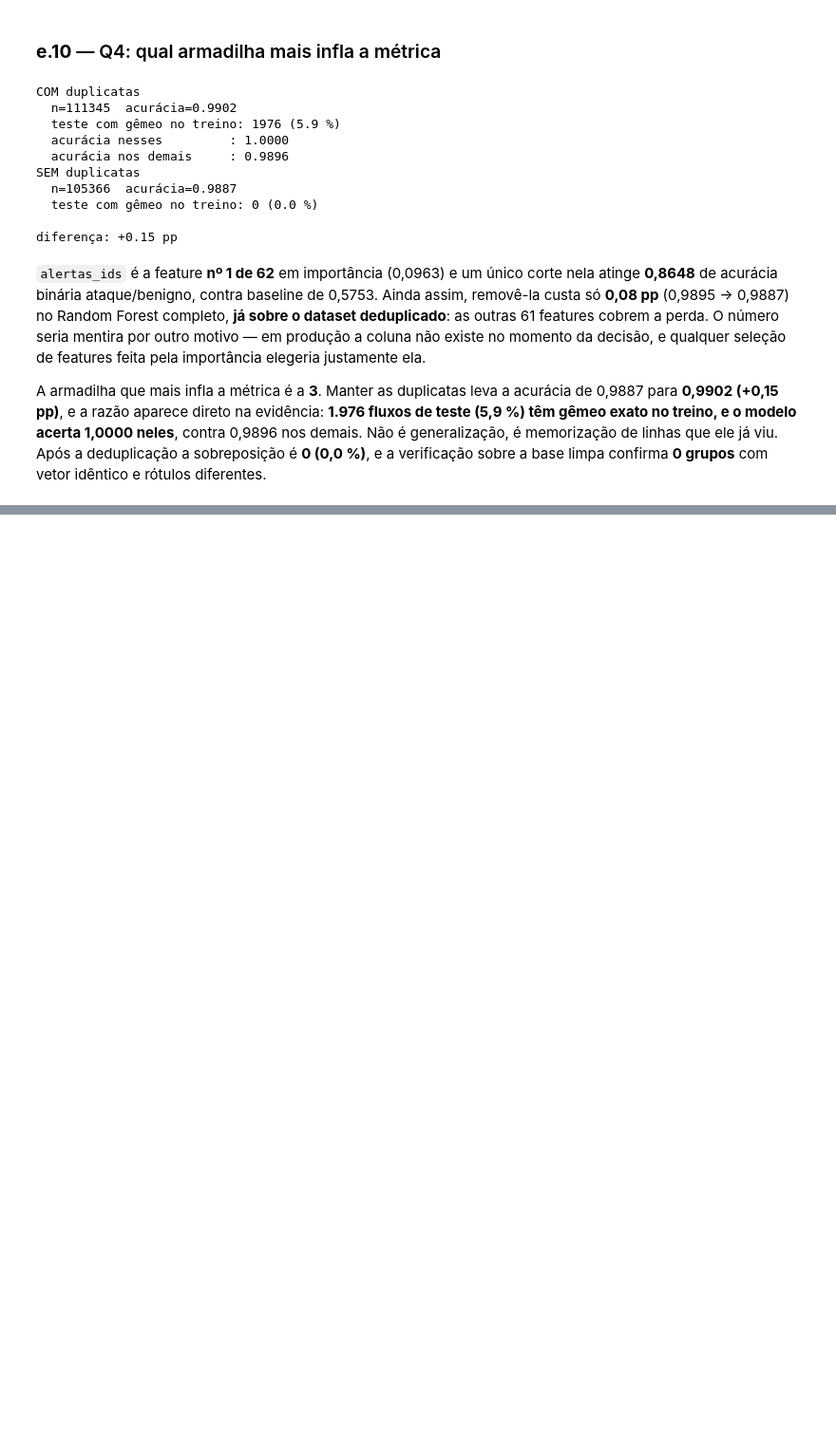
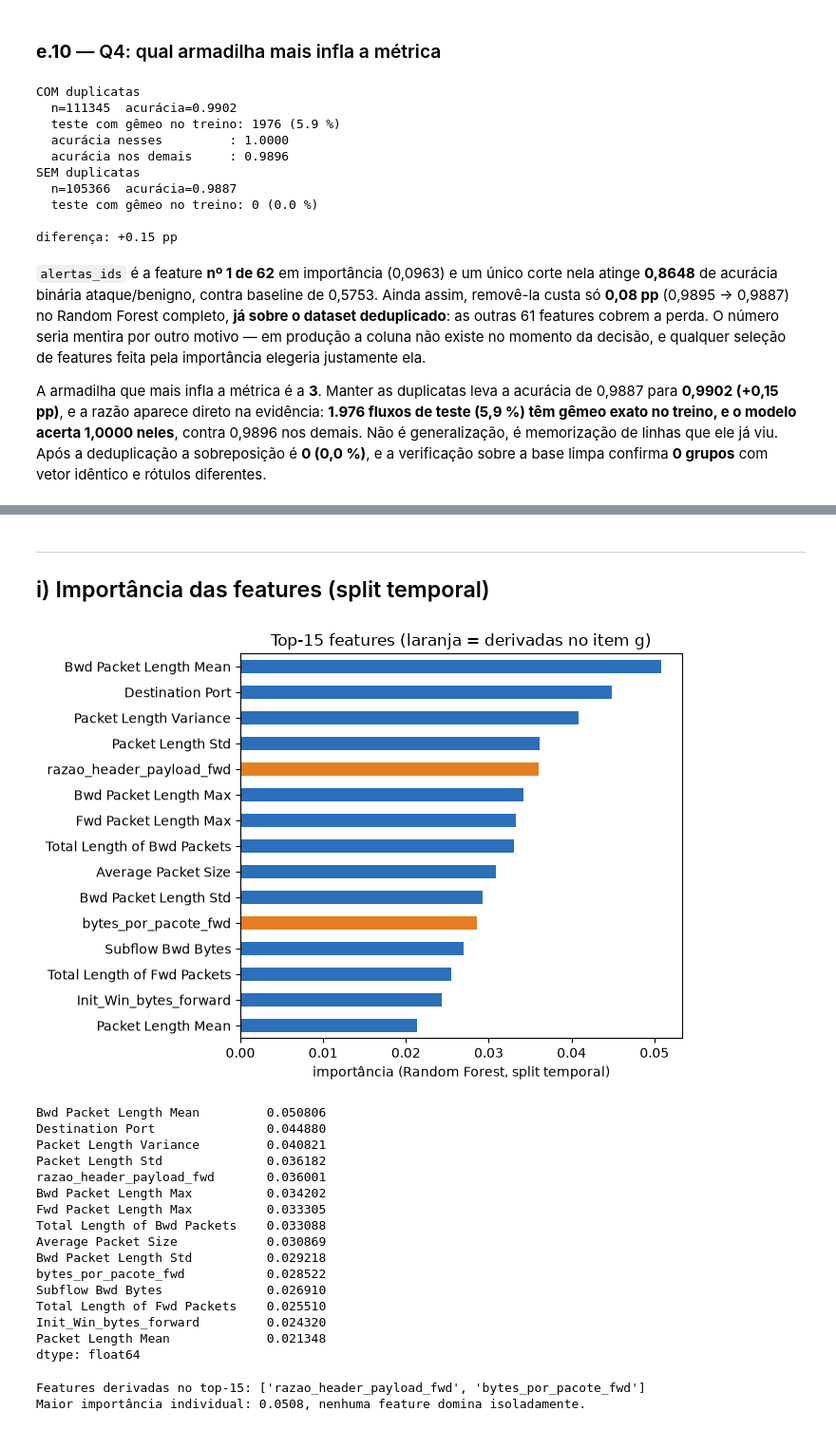
Before and after one commit to antoniolma/classificacao_intrusao, a Jupyter notebook: R2_d23bda.ipynb, the cells around one changed output, grey strips where cells are left out. Shown at 95% size. Saved outputs shown, nothing was run; the diff lists cells and outputs as text; code cells hidden in the pictures; blank space fills up the shorter version.

```diff
--- a/R2_d23bda.ipynb
+++ b/R2_d23bda.ipynb
@@ -1464,0 +1719,19 @@ idêntico e rótulos diferentes.
+# %%
+idx_treino_t, idx_teste_t = [], []
+for (dia, rotulo), g in df.groupby(["dia", "Label"]):
+    g = g.sort_values("ordem_captura")
+    corte = int(len(g) * 0.7)
+    idx_treino_t += list(g.index[:corte])
+    idx_teste_t += list(g.index[corte:])
+
+Xtr_t, ytr_t = X_full.loc[idx_treino_t], y_full.loc[idx_treino_t]
+Xte_t, yte_t = X_full.loc[idx_teste_t], y_full.loc[idx_teste_t]
+print(f"treino: {Xtr_t.shape[0]} linhas | teste: {Xte_t.shape[0]} linhas")
+
+rf_temporal = RandomForestClassifier(n_estimators=200, random_state=RANDOM_STATE, n_jobs=-1)
+rf_temporal.fit(Xtr_t, ytr_t)
+pred_temporal = rf_temporal.predict(Xte_t)
+
+print(f"\nacurácia : {accuracy_score(yte_t, pred_temporal):.4f}")
+print(f"macro-F1 : {f1_score(yte_t, pred_temporal, average='macro'):.4f}")
+print(classification_report(yte_t, pred_temporal, zero_division=0))
@@ -1464,0 +1842,39 @@ idêntico e rótulos diferentes.
+# %% [markdown]
+---
+## i) Importância das features (split temporal)
+# %%
+importancias = pd.Series(rf_temporal.feature_importances_, index=feat_completo).sort_values(ascending=False)
+top15 = importancias.head(15)
+
+fig, ax = plt.subplots(figsize=(7, 5))
+cores = ["#e67e22" if f in novas_features else "#2c6fbb" for f in top15.iloc[::-1].index]
+top15.iloc[::-1].plot.barh(ax=ax, color=cores)
+ax.set_xlabel("importância (Random Forest, split temporal)")
+ax.set_title("Top-15 features (laranja = derivadas no item g)")
+plt.tight_layout()
+plt.show()
+
+display(top15)
+derivadas_no_top15 = [f for f in top15.index if f in novas_features]
+print("Features derivadas no top-15:", derivadas_no_top15)
+print(f"Maior importância individual: {top15.iloc[0]:.4f}, nenhuma feature domina isoladamente.")
+# %% [output]
+[figure, added]
+Bwd Packet Length Mean         0.050806
+Destination Port               0.044880
+Packet Length Variance         0.040821
+Packet Length Std              0.036182
+razao_header_payload_fwd       0.036001
+Bwd Packet Length Max          0.034202
+Fwd Packet Length Max          0.033305
+Total Length of Bwd Packets    0.033088
+Average Packet Size            0.030869
+Bwd Packet Length Std          0.029218
+bytes_por_pacote_fwd           0.028522
+Subflow Bwd Bytes              0.026910
+Total Length of Fwd Packets    0.025510
+Init_Win_bytes_forward         0.024320
+Packet Length Mean             0.021348
+dtype: float64
+Features derivadas no top-15: ['razao_header_payload_fwd', 'bytes_por_pacote_fwd']
+Maior importância individual: 0.0508, nenhuma feature domina isoladamente.
```
Also changed, not shown: parts of 56 cells of this notebook, 2 other files.
